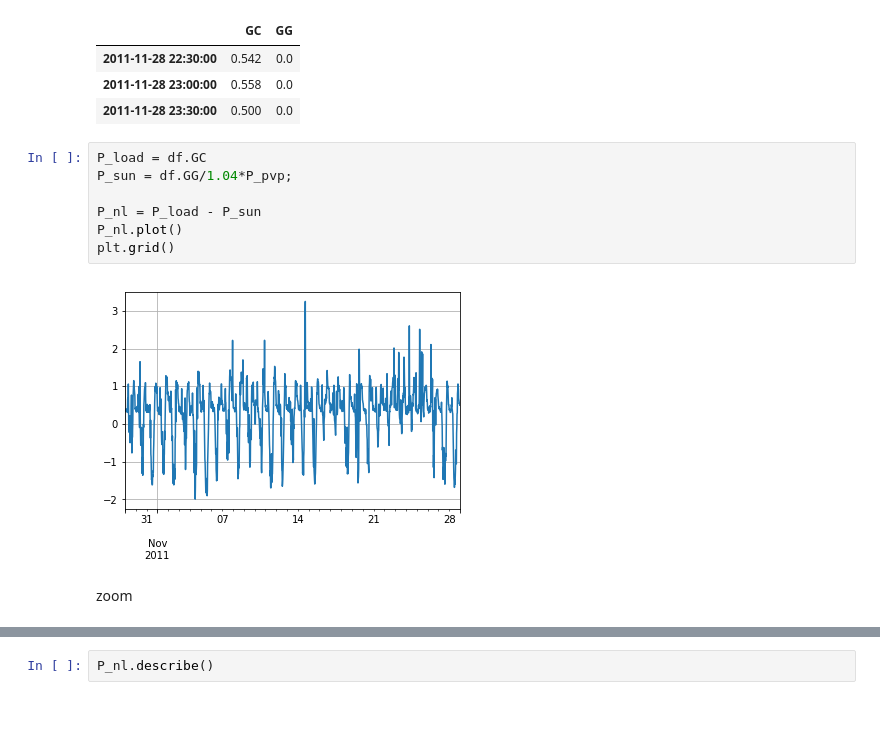
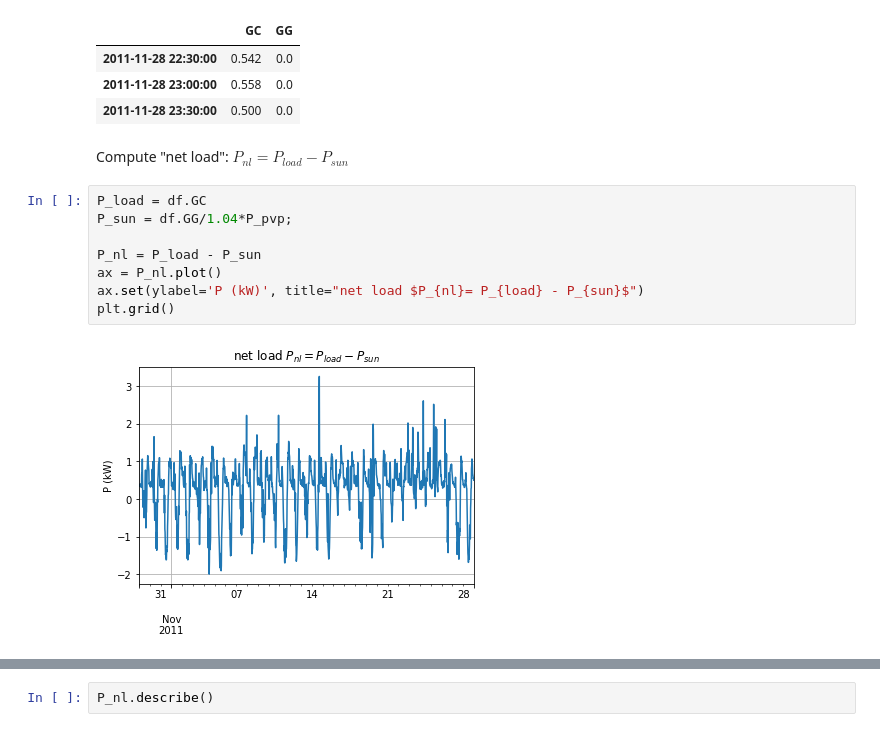
Before and after one commit to pierre-haessig/solarhome-control-bench, a Jupyter notebook: modeling/Input_Markov_model.ipynb, the cells around one changed output, grey strips where cells are left out. Saved outputs shown, nothing was run; the diff lists cells and outputs as text.

```diff
--- a/modeling/Input_Markov_model.ipynb
+++ b/modeling/Input_Markov_model.ipynb
@@ -61,14 +61,15 @@ df.tail(3)
 | 2011-11-28 22:30:00 | 0.542 | 0.0 |
 | 2011-11-28 23:00:00 | 0.558 | 0.0 |
 | 2011-11-28 23:30:00 | 0.500 | 0.0 |
+# %% [markdown]
+Compute "net load": $P_{nl}= P_{load} - P_{sun}$
 # %%
 P_load = df.GC
 P_sun = df.GG/1.04*P_pvp;
 
 P_nl = P_load - P_sun
-P_nl.plot()
+ax = P_nl.plot()
+ax.set(ylabel='P (kW)', title="net load $P_{nl}= P_{load} - P_{sun}$")
 plt.grid()
 # %% [output]
-[figure, old version]
+[figure, new version]
-# %% [markdown]
-zoom
```
Also changed, not shown: parts of 21 cells of this notebook, 2 other files.
